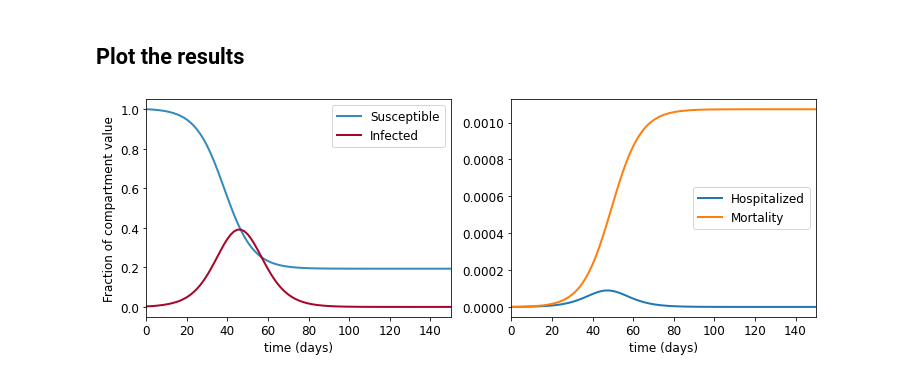
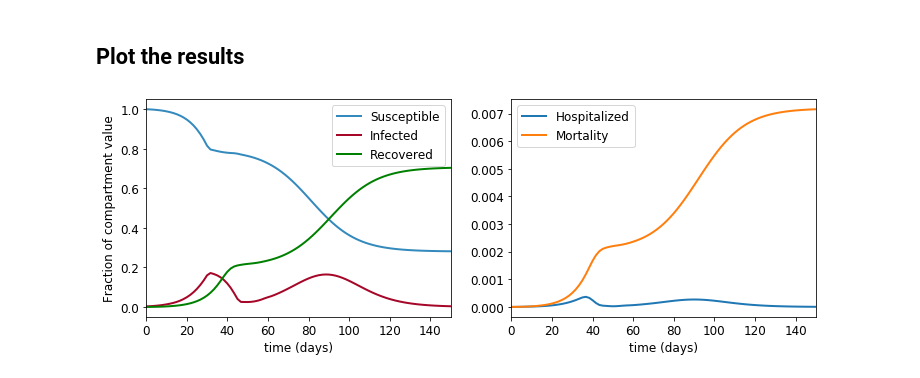
Before and after one commit to thecapitalistcycle/pyrossTSI, a Jupyter notebook: examples/deterministic/ex01.ipynb, the cells around one changed output. Cells and saved outputs as stored; diff of their text form; code cells hidden in the pictures.

```diff
--- a/examples/deterministic/ex01.ipynb
+++ b/examples/deterministic/ex01.ipynb
@@ -22,6 +22,17 @@ beta = np.array([0,   0.5,  1,   .5,   0])   # Mean infectiousness
 M = 2                                        # Number of age groups to model
 Ni = 10**6*np.ones(M)                        # Number of people in each age group
 Np = sum(Ni)                                 # Total population size
+
+#how many 'stages' to resolve in time since infection?
+Nk = 10
+
+#define a time-dependent contact matrix.
+#variations on timescale less than T/Nk may not be resolved.
+def contactMatrix(t):
+    if t > 30 and t < 45:
+        return 0.1*np.array([[4, 1],[1, 2]])
+    else:
+        return np.array([[4, 1],[1, 2]]);
 
 subclasses = ['Recovered', 'Hospitalized', 'Mortality']
 pR = 0.99*np.ones(M);  #probability of eventually recovering for each age class
@@ -45,11 +56,8 @@ phiR, phiH, phiD  = phiR/np.trapz(phiR,tsi_sc),  phiH/np.trapz(phiH_in,tsi_sc),
 #group them all together for later processing
 phi_alpha, p_alpha = np.array([phiR, phiH, phiD]), np.array([pR, pH, pD])
 # %%
-Nk = 10                #Number of stages in Predictor/Corrector method
-Tc = T/2
-def contactMatrix(t):    return np.array([[4, 1],[1, 2]]);
 
-parameters = {'M':M, 'Ni':Ni, 'Nc':len(subclasses), 'Nk':Nk, 'Tf':Tf, 'Tc':Tc, 'T':T, 'Td':Td,
+parameters = {'M':M, 'Ni':Ni, 'Nc':len(subclasses), 'Nk':Nk, 'Tf':Tf, 'Tc':(T/2), 'T':T, 'Td':Td,
               'tsi':tsi,'beta':beta,'tsi_sc':tsi_sc,'contactMatrix':contactMatrix}
 
 model = pyrosstsi.deterministic.Simulator(parameters, phi_alpha, p_alpha)
@@ -58,17 +66,19 @@ data  = model.simulate(IC)
 # %% [markdown]
 ## Plot the results
 # %%
-t = data['t']; S_t = data['S_t']; I_t = data['I_t']; Ic_t = data['Ic_t']
+#unpack and rescale simulation output
+t = data['t']*T/2; S_t = data['S_t']; I_t = data['I_t']; Ic_t = data['Ic_t']*T/2
 
 plt.figure(figsize=(12, 4)); plt.subplot(121)
-plt.plot(t*Tc,np.sum(S_t,0), color="#348ABD", lw=2, label = 'Susceptible')           #all susceptible
-plt.plot(t*Tc,np.sum(I_t,0), color="#A60628", lw=2, label = 'Infected')              #all Infected
+plt.plot(t,np.sum(S_t,0), color="#348ABD", lw=2, label = 'Susceptible')           #all susceptible
+plt.plot(t,np.sum(I_t,0), color="#A60628", lw=2, label = 'Infected')              #all Infected
+plt.plot(t,np.sum(Ic_t[0,:,:],0), color='green', lw=2, label = 'Recovered')    #all Recovered
 plt.xlabel('time (days)');       plt.xlim(0,Tf);
 plt.ylabel('Fraction of compartment value');   plt.legend()
 
 plt.subplot(122)
 for i in (1 + np.arange(len(subclasses)-1)):
-    plt.plot(Tc*t,np.sum(Ic_t[i,:,:],0), lw=2, label = subclasses[i])
+    plt.plot(t,np.sum(Ic_t[i,:,:],0), lw=2, label = subclasses[i])
 plt.legend(); plt.xlabel('time (days)'); plt.xlabel('time (days)'); plt.xlim(0,Tf);
 # %% [output]
-[figure, old version]
+[figure, new version]
```
